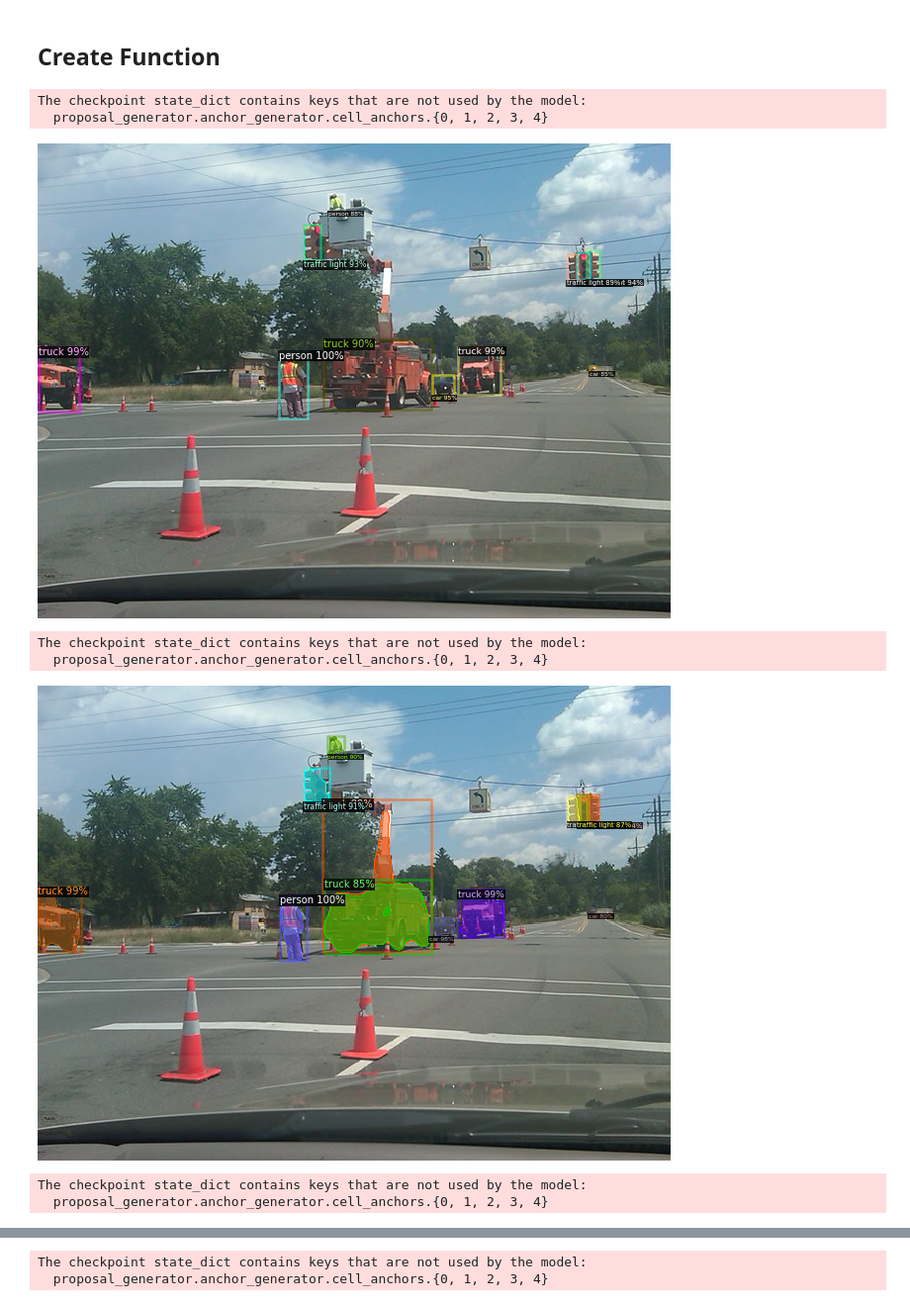
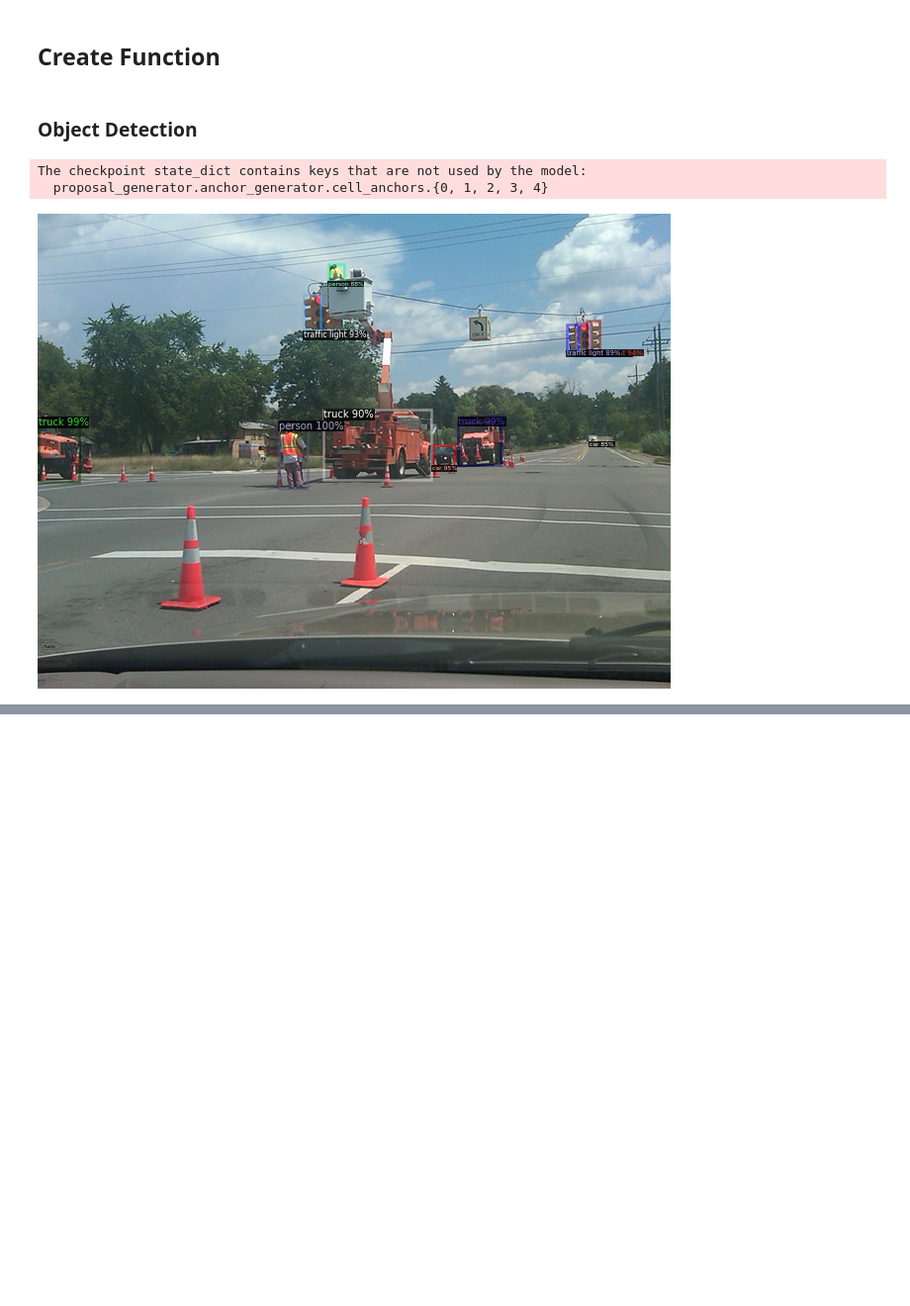
Before and after one commit to silkk-nn/superAI, a Jupyter notebook: Detectron2_in_the_nutshell.ipynb, the cells around one changed output, grey strips where cells are left out. Shown at 99% size. Drawn from its saved outputs; the diff is of its cells as text; code cells hidden in the pictures; blank space fills up the shorter version.

````diff
--- a/Detectron2_in_the_nutshell.ipynb
+++ b/Detectron2_in_the_nutshell.ipynb
@@ -77,8 +77,8 @@ COCO-PanopticSegmentation/panoptic_fpn_R_101_3x.yaml
 ```
 # %%
 cfg = get_cfg()
-cfg.merge_from_file(model_zoo.get_config_file("COCO-InstanceSegmentation/mask_rcnn_X_101_32x8d_FPN_3x.yaml"))
-cfg.MODEL.WEIGHTS = model_zoo.get_checkpoint_url("COCO-InstanceSegmentation/mask_rcnn_X_101_32x8d_FPN_3x.yaml")
+cfg.merge_from_file(model_zoo.get_config_file("COCO-Detection/faster_rcnn_X_101_32x8d_FPN_3x.yaml"))
+cfg.MODEL.WEIGHTS = model_zoo.get_checkpoint_url("COCO-Detection/faster_rcnn_X_101_32x8d_FPN_3x.yaml")
 cfg.MODEL.ROI_HEADS.SCORE_THRESH_TEST = 0.7
 predictor = DefaultPredictor(cfg)
 outputs = predictor(image)
@@ -119,7 +119,7 @@ def pre_model(image, task, theshold=0.7):
     OD = "COCO-Detection/faster_rcnn_X_101_32x8d_FPN_3x.yaml"
     IS = "COCO-InstanceSegmentation/mask_rcnn_X_101_32x8d_FPN_3x.yaml"
     KP = "COCO-Keypoints/keypoint_rcnn_X_101_32x8d_FPN_3x.yaml"
-    PS = "COCO-PanopticSegmentation/panoptic_fpn_R_101_3x.yaml"
+    PN = "COCO-PanopticSegmentation/panoptic_fpn_R_101_3x.yaml"
     cfg = get_cfg()
     if task == "OD":
         cfg.merge_from_file(model_zoo.get_config_file(OD))
@@ -130,9 +130,9 @@ def pre_model(image, task, theshold=0.7):
     elif task == "KP":
         cfg.merge_from_file(model_zoo.get_config_file(KP))
         cfg.MODEL.WEIGHTS = model_zoo.get_checkpoint_url(KP)
-    elif task == "PS":
-        cfg.merge_from_file(model_zoo.get_config_file(PS))
-        cfg.MODEL.WEIGHTS = model_zoo.get_checkpoint_url(PS)
+    elif task == "PN":
+        cfg.merge_from_file(model_zoo.get_config_file(PN))
+        cfg.MODEL.WEIGHTS = model_zoo.get_checkpoint_url(PN)
         cfg.MODEL.ROI_HEADS.SCORE_THRESH_TEST = theshold
         predictor = DefaultPredictor(cfg)
         panoptic_seg, segments_info = predictor(image)["panoptic_seg"]
@@ -146,18 +146,12 @@ def pre_model(image, task, theshold=0.7):
     viz = Visualizer(image[:,:,::-1], MetadataCatalog.get(cfg.DATASETS.TRAIN[0]))
     output = viz.draw_instance_predictions(outputs["instances"].to("cpu"))
     cv2_imshow(output.get_image()[:,:,::-1])
+# %% [markdown]
+### Object Detection
 # %%
 image = cv2.imread("test.jpg")
 pre_model(image, "OD")
-pre_model(image, "IS")
-pre_model(image, "KP")
-pre_model(image, "PS")
 # %% [output]
 The checkpoint state_dict contains keys that are not used by the model:
   proposal_generator.anchor_generator.cell_anchors.{0, 1, 2, 3, 4}
-[figure, old version]
+[figure, new version]
-The checkpoint state_dict contains keys that are not used by the model:
-  proposal_generator.anchor_generator.cell_anchors.{0, 1, 2, 3, 4}
-[figure, removed]
-The checkpoint state_dict contains keys that are not used by the model:
-  proposal_generator.anchor_generator.cell_anchors.{0, 1, 2, 3, 4}
@@ -165,2 +157,0 @@ The checkpoint state_dict contains keys that are not used by the model:
-The checkpoint state_dict contains keys that are not used by the model:
-  proposal_generator.anchor_generator.cell_anchors.{0, 1, 2, 3, 4}
````
Also changed, not shown: parts of 9 cells of this notebook.
